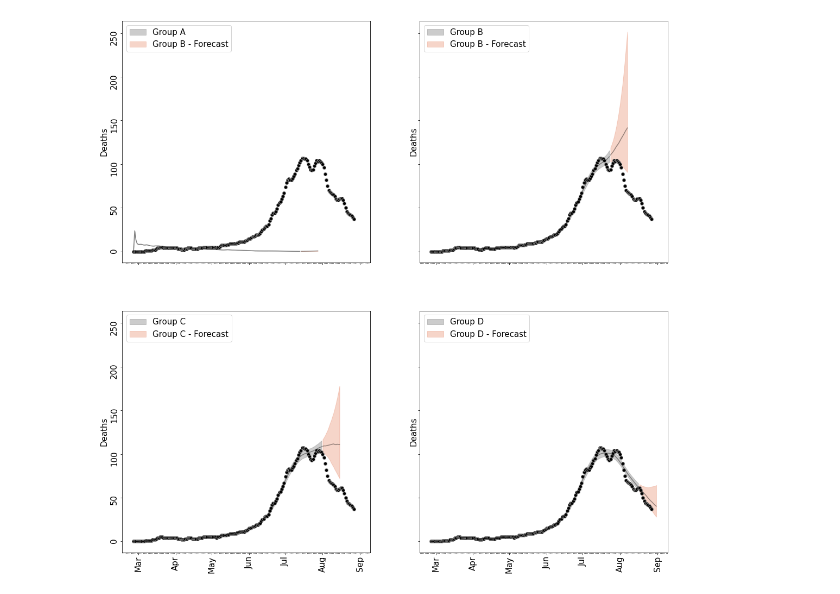
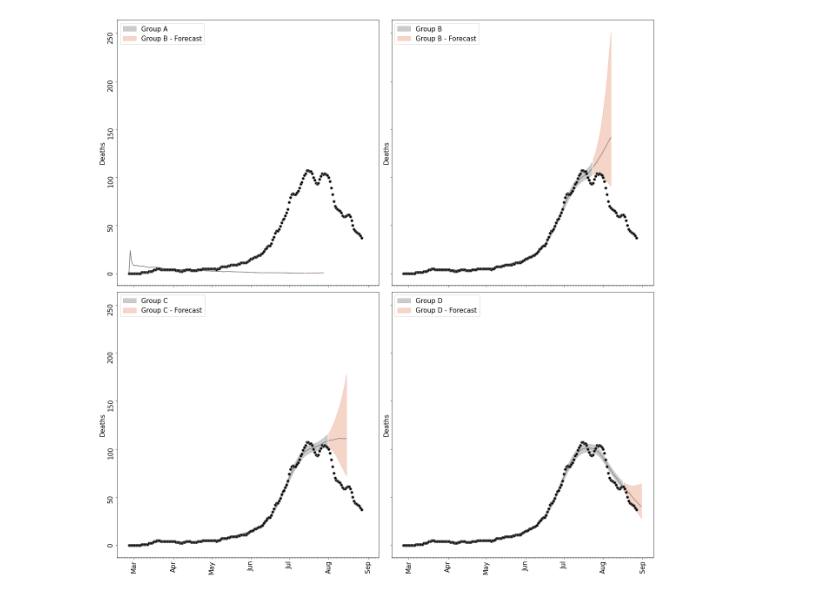
Before and after one commit to ChaosDonkey06/bogota_covid19_lockdowns, a Jupyter notebook: conterfactuals/conterfactuals_plots.ipynb, the cells around one changed output. Drawn from its saved outputs; the diff is of its cells as text; code cells hidden in the pictures.

```diff
--- a/conterfactuals/conterfactuals_plots.ipynb
+++ b/conterfactuals/conterfactuals_plots.ipynb
@@ -174,34 +174,35 @@ axes[1,0].fill_between(deaths_df_C_forecast["date"], deaths_df_C_forecast["low_5
 deaths_df_D_fit = deaths_df_D[deaths_df_D["type"]=="estimate"]
 axes[1,1].fill_between(deaths_df_D_fit["date"], deaths_df_D_fit["low_50"], deaths_df_D_fit["high_50"], color='gray', alpha=0.4, label='Group D')
 axes[1,1].plot(deaths_df_D_fit["date"], deaths_df_D_fit["median"], color='black', alpha=0.4)
 
 deaths_df_D_forecast = deaths_df_D[deaths_df_D["type"]=="forecast"]
 deaths_df_D_forecast = deaths_df_D_forecast.iloc[:15]
 axes[1,1].plot(deaths_df_D_forecast["date"], deaths_df_D_forecast["median"], color='black', alpha=0.4)
 axes[1,1].fill_between(deaths_df_D_forecast["date"], deaths_df_D_forecast["low_50"], deaths_df_D_forecast["high_50"], color='darksalmon', alpha=0.4, label='Group D - Forecast')
 
 
 for idx, ax in enumerate(axes.flatten()):
     loc = lockdowns[-1]
     data = bog_agg_df.loc[:loc["end_date"]][["smoothed_confirm", "smoothed_deaths"]].rename(columns={"smoothed_confirm": "confirmed", "smoothed_deaths": "death"})
     ax.scatter(data.index.values, data["death"], facecolor='k', edgecolor="gray")
 
     ax.xaxis.set_major_locator(mdates.MonthLocator())
     ax.xaxis.set_major_formatter(mdates.DateFormatter('%b'))
     ax.xaxis.set_minor_locator(mdates.DayLocator())
     ax.xaxis.set_major_locator(mdates.WeekdayLocator())
     ax.xaxis.set_major_locator(mdates.MonthLocator())
     # ax.spines['top'].set_visible(False)
     # ax.spines['right'].set_visible(False)
     # ax.spines['left'].set_visible(False)
     # ax.spines['bottom'].set_visible(False)
     # ax.grid(which='major', axis='y', c='k', alpha=.1, zorder=-2)
     ax.tick_params(which='both', axis='both', labelrotation=90, labelsize=15)
     ax.yaxis.set_major_formatter(ticker.StrMethodFormatter("{x:.0f}"))
     ax.set_ylabel('Deaths', size=15)
     ax.legend(loc='upper left', fontsize=15)
+plt.tight_layout()
 # %% [output]
-[figure, old version]
+[figure, new version]
 # %%
 
 from matplotlib.dates import date2num, num2date
```
Also changed, not shown: parts of 3 cells of this notebook, 2 other files.
